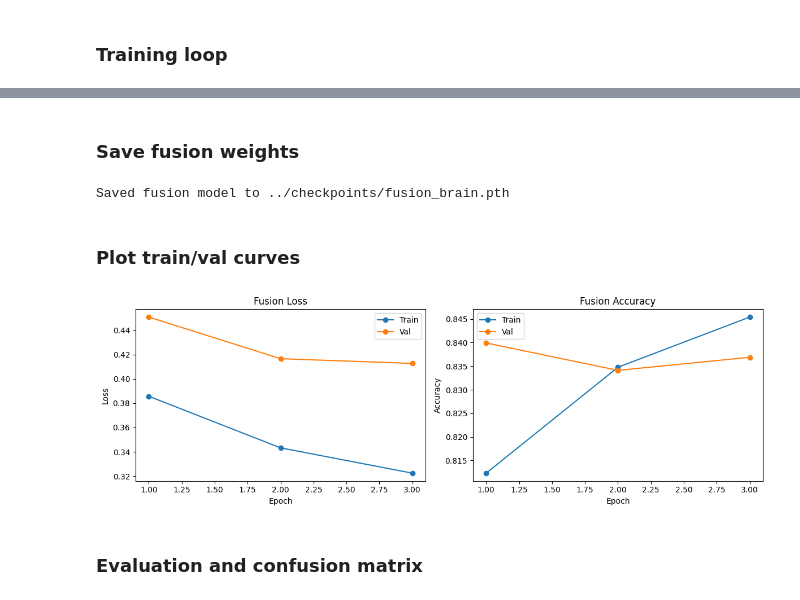
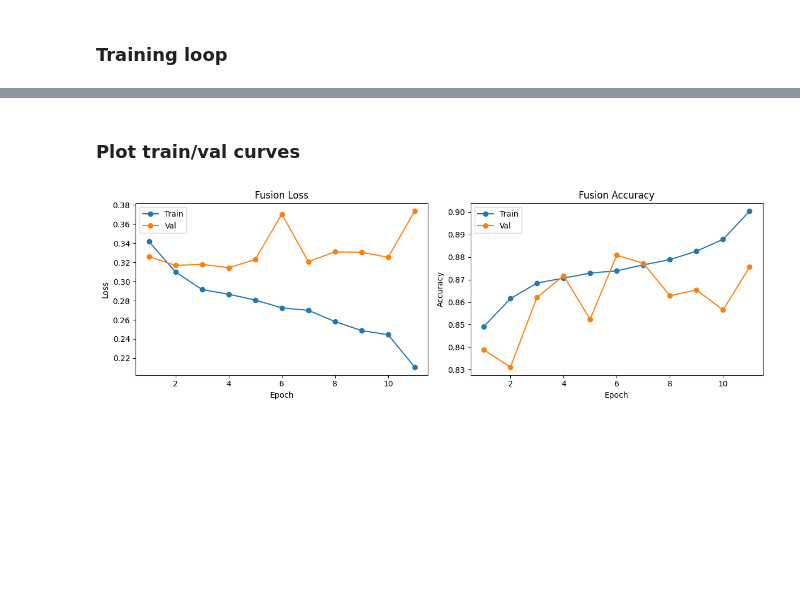
Before and after one commit to brian-w-zhang/Data-Science-Project, a Jupyter notebook: training/03_fusion_layer_train.ipynb, the cells around one changed output, grey strips where cells are left out. Drawn from its saved outputs; the diff is of its cells as text; code cells hidden in the pictures; blank space fills up the shorter version.

```diff
--- a/training/03_fusion_layer_train.ipynb
+++ b/training/03_fusion_layer_train.ipynb
@@ -115,9 +168,14 @@ Shapes:
 device = torch.device("cuda" if torch.cuda.is_available() else "cpu")
 print(f"Using device: {device}")
 
+# model = MultimodalFusionNetwork(
+#     text_model_dir=text_model_dir,
+#     vision_weights_path=vision_weights,
+#     device=device,
+# ).to(device)
 model = MultimodalFusionNetwork(
-    text_model_dir=text_model_dir,
-    vision_weights_path=vision_weights,
+    text_model_dir=str(TEXT_CKPT_DIR),
+    vision_weights_path=str(VISION_CKPT),
     device=device,
 ).to(device)
 
@@ -137,11 +195,19 @@ criterion = nn.CrossEntropyLoss(weight=class_weights)
 # Only train the fusion head; encoders are frozen in MultimodalFusionNetwork
 optimizer = torch.optim.Adam(model.fusion_classifier.parameters(), lr=1e-3)
 
-EPOCHS = 3
+EPOCHS   = 20
+PATIENCE = 4
 
-train_loss_hist = []
-train_acc_hist  = []
-val_loss_hist   = []
-val_acc_hist    = []
+# ReduceLROnPlateau: halve LR if macro F1 doesn't improve for 2 epochs
+scheduler = torch.optim.lr_scheduler.ReduceLROnPlateau(
+    optimizer, mode='max', factor=0.5, patience=2,
+)
+
+train_loss_hist, train_acc_hist = [], []
+val_loss_hist,   val_acc_hist   = [], []
+
+best_val_f1      = 0.0
+patience_counter = 0
+best_epoch       = 0
 # %% [output]
 Using device: cuda
@@ -206,38 +324,23 @@ Multimodal Fusion Training complete.
-# %% [markdown]
-### Save fusion weights
-# %%
-os.makedirs("../checkpoints", exist_ok=True)
-fusion_path = "../checkpoints/fusion_brain.pth"
-torch.save(model.state_dict(), fusion_path)
-print(f"Saved fusion model to {fusion_path}")
-# %% [output]
-Saved fusion model to ../checkpoints/fusion_brain.pth
 # %% [markdown]
 ### Plot train/val curves
 # %%
-epochs = np.arange(1, EPOCHS + 1)
+epochs_ran = np.arange(1, len(train_loss_hist) + 1)
 
 fig, ax = plt.subplots(1, 2, figsize=(12, 4))
 
 # Loss curves
-ax[0].plot(epochs, train_loss_hist, marker="o", label="Train")
-ax[0].plot(epochs, val_loss_hist,   marker="o", label="Val")
-ax[0].set_title("Fusion Loss")
-ax[0].set_xlabel("Epoch")
-ax[0].set_ylabel("Loss")
+ax[0].plot(epochs_ran, train_loss_hist, marker='o', label='Train')
+ax[0].plot(epochs_ran, val_loss_hist,   marker='o', label='Val')
+ax[0].set_title('Fusion Loss'); ax[0].set_xlabel('Epoch'); ax[0].set_ylabel('Loss')
 ax[0].legend()
 
 # Accuracy curves
-ax[1].plot(epochs, train_acc_hist, marker="o", label="Train")
-ax[1].plot(epochs, val_acc_hist,   marker="o", label="Val")
-ax[1].set_title("Fusion Accuracy")
-ax[1].set_xlabel("Epoch")
-ax[1].set_ylabel("Accuracy")
+ax[1].plot(epochs_ran, train_acc_hist, marker='o', label='Train')
+ax[1].plot(epochs_ran, val_acc_hist,   marker='o', label='Val')
+ax[1].set_title('Fusion Accuracy'); ax[1].set_xlabel('Epoch'); ax[1].set_ylabel('Accuracy')
 ax[1].legend()
 
 plt.tight_layout()
 plt.show()
 # %% [output]
-[figure, old version]
+[figure, new version]
-# %% [markdown]
-### Evaluation and confusion matrix
```
Also changed, not shown: parts of 9 cells of this notebook, 4 other files.
